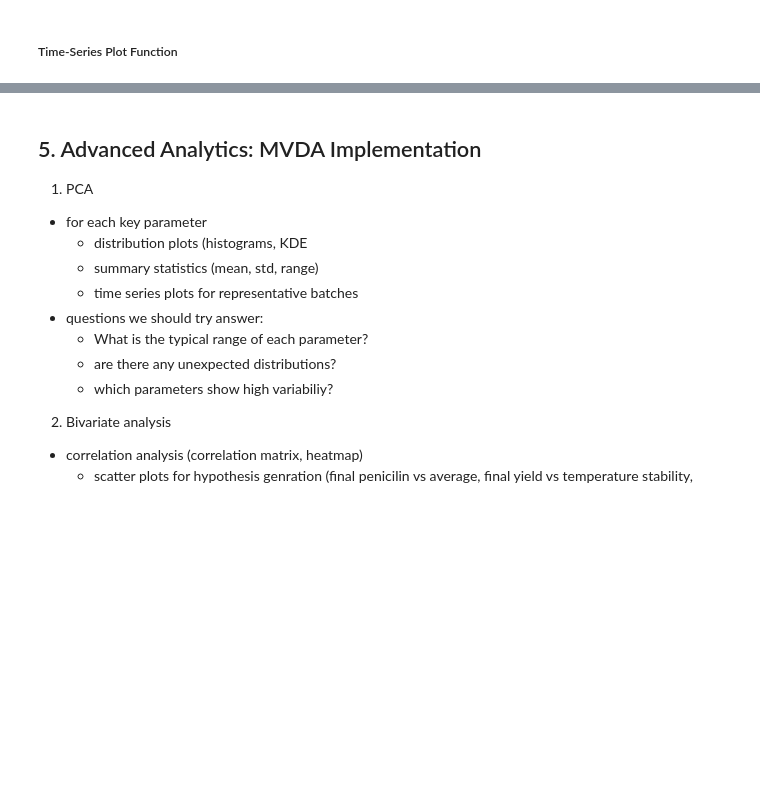
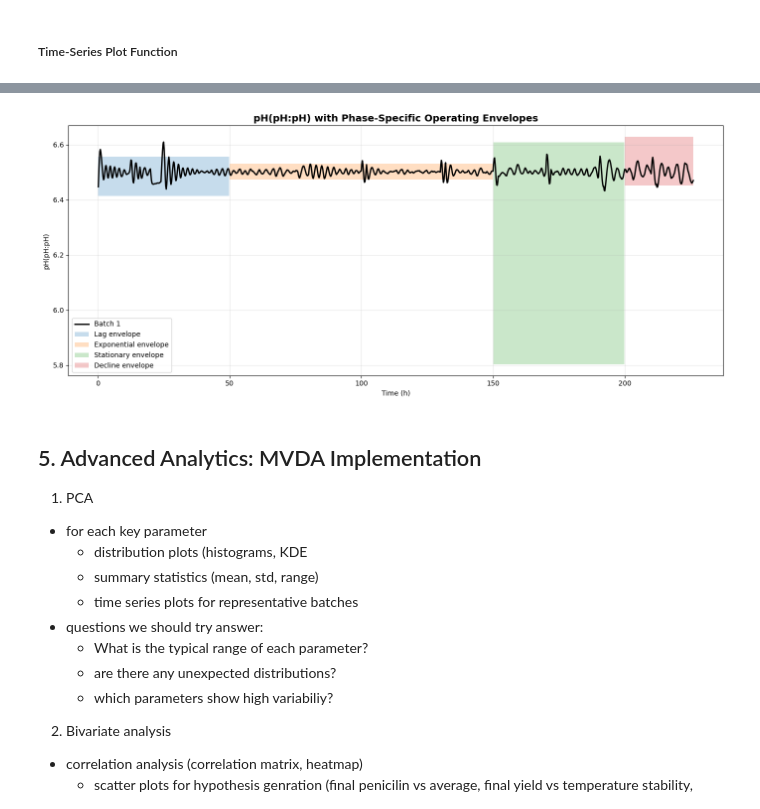
Before and after one commit to skerr17/programming-for-data-analytics, a Jupyter notebook: project/batch-data-analysis.ipynb, the cells around one changed output, grey strips where cells are left out. Drawn from its saved outputs; the diff is of its cells as text; code cells hidden in the pictures; blank space fills up the shorter version.

```diff
--- a/project/batch-data-analysis.ipynb
+++ b/project/batch-data-analysis.ipynb
@@ -500,6 +500,19 @@ plot_all_batches(df_batch_1_10)
  np.int64(8): <Figure size 1500x800 with 2 Axes>,
  np.int64(9): <Figure size 1500x800 with 2 Axes>,
  np.int64(10): <Figure size 1500x800 with 2 Axes>}
+# %%
+# assigning phases to each time point in the data set
+def assign_phase(t):
+    if t < 50:
+        return "Lag"
+    elif t < 150:
+        return "Exponential"
+    elif t < 200:
+        return "Stationary"
+    else:
+        return "Decline"
+
+df_batch_1_10["phase"] = df_batch_1_10["Time (h)"].apply(assign_phase)
 # %% [markdown]
 ## 3. Data Cleaning & Preprocessing,
 # %% [markdown]
@@ -642,11 +658,9 @@ Now we will examine each parameter individually using, Summary Statistics, Distr
 # %% [markdown]
 ##### Summary Statistics
 # %%
-summary_stats = online_data.describe().T
+summary_stats = df_batch_1_10.describe().T
 
-with open('./outputs/' + 'online_summary_stats.txt', 'w') as f:
-        # Write the global descriptive statistics to the file
-        f.write('===Online Variable Descriptive Statistics===\n')
+with open('./outputs/' + 'process_parameters_summary_stats.txt', 'w') as f:
+        # Write the global process parameters descriptive statistics to the file
+        f.write('===Process Parameters Descriptive Statistics===\n')
         f.write(tabulate(summary_stats, headers='keys', tablefmt='grid'))
-
-summary_stats
@@ -751,3 +850,12 @@ for col in online_data.columns:
+# %%
+plot_phase_envelope(
+    df_batch_1_10,
+    phase_ranges_flat,
+    variable='pH(pH:pH)',
+    batch_id=1
+)
+# %% [output]
+[figure, added]
 # %% [markdown]
 ## 5. Advanced Analytics: MVDA Implementation
 
```
Also changed, not shown: parts of 9 cells of this notebook, 17 other files.
